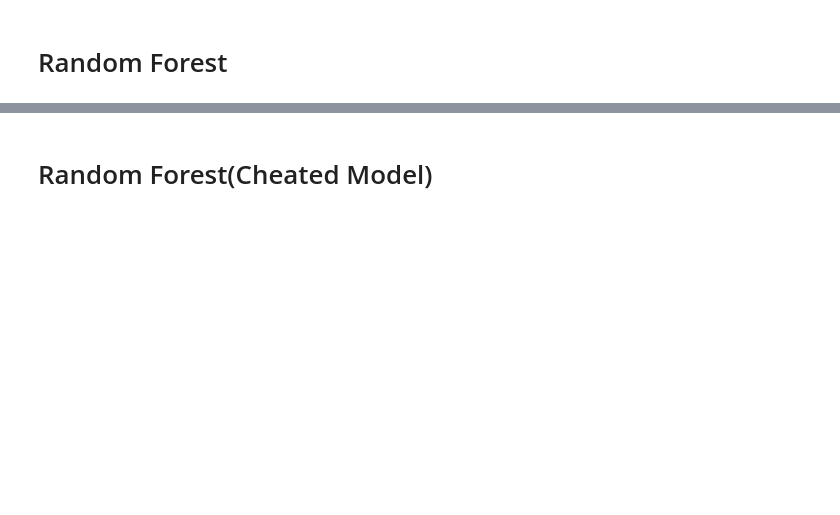
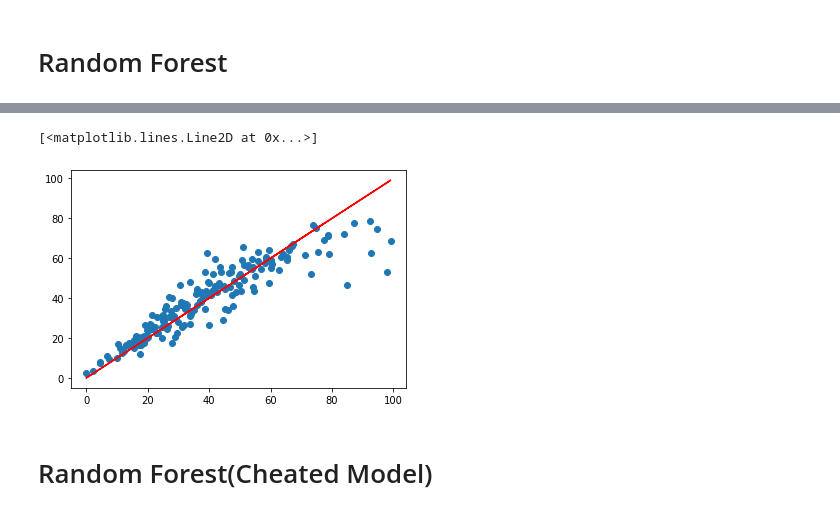
Before and after one commit to KacperChmura1/LaserTag-Project, a Jupyter notebook: Machine_Learning.ipynb, the cells around one changed output, grey strips where cells are left out. Drawn from its saved outputs; the diff is of its cells as text; code cells hidden in the pictures; blank space fills up the shorter version.

```diff
--- a/Machine_Learning.ipynb
+++ b/Machine_Learning.ipynb
@@ -230,6 +247,14 @@ RMSE: 7.985997941592995
 # %%
 with open ("Models/forest.pkl", "wb") as file:
     pickle.dump(forest,file)
+# %%
+plt.scatter(y_test,preds)
+
+# Real Value
+plt.plot(y_test,y_test,'r')
+# %% [output]
+[<matplotlib.lines.Line2D at 0x...>]
+[figure, added]
 # %% [markdown]
 # Random Forest(Cheated Model)
 # %%
```
Also changed, not shown: parts of 39 cells of this notebook.
